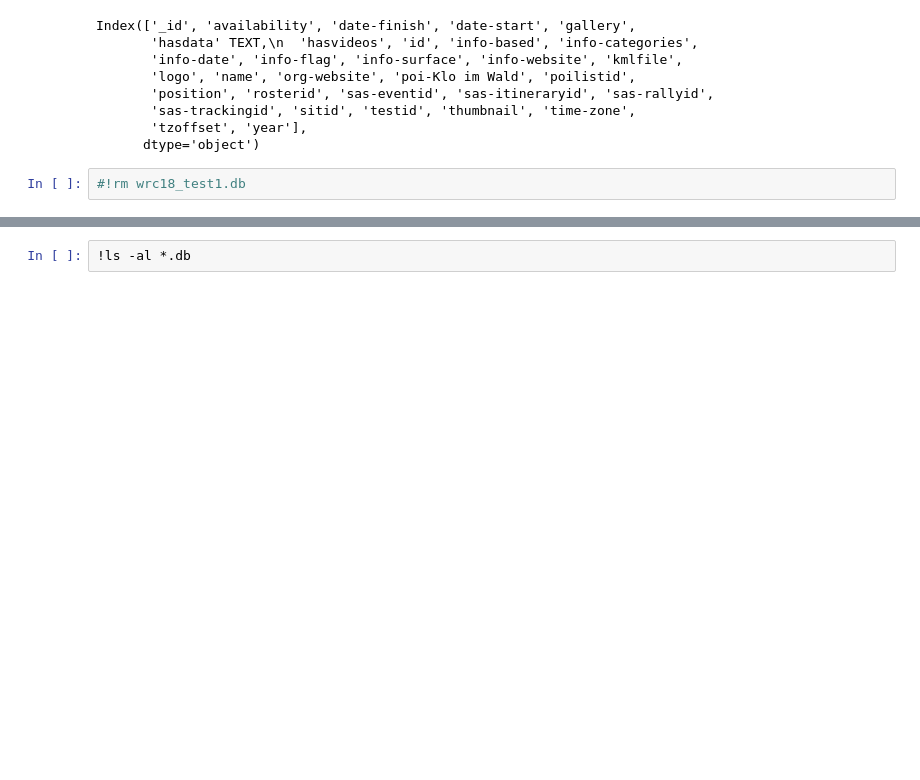
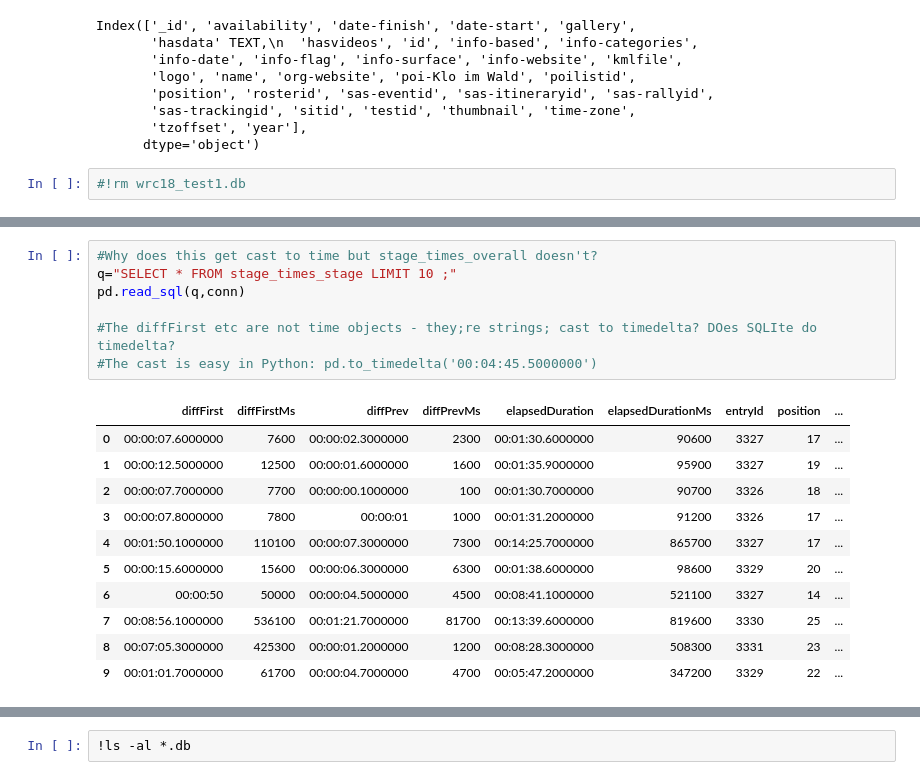
Before and after one commit to psychemedia/WRC_sketches, a Jupyter notebook: doodles/WRC API 2018 Base.ipynb, the cells around one changed output, grey strips where cells are left out. Saved outputs shown, nothing was run; the diff lists cells and outputs as text; blank space fills up the shorter version.

```diff
--- a/doodles/WRC API 2018 Base.ipynb
+++ b/doodles/WRC API 2018 Base.ipynb
@@ -1090,0 +1137,19 @@ Index(['_id', 'availability', 'date-finish', 'date-start', 'gallery',
+# %%
+#Why does this get cast to time but stage_times_overall doesn't?
+q="SELECT * FROM stage_times_stage LIMIT 10 ;"
+pd.read_sql(q,conn)
+
+#The diffFirst etc are not time objects - they;re strings; cast to timedelta? DOes SQLIte do timedelta?
+#The cast is easy in Python: pd.to_timedelta('00:04:45.5000000')
+# %% [output]
+|  | diffFirst | diffFirstMs | diffPrev | diffPrevMs | elapsedDuration | elapsedDurationMs | entryId | position | ... |
+| 0 | 00:00:07.6000000 | 7600 | 00:00:02.3000000 | 2300 | 00:01:30.6000000 | 90600 | 3327 | 17 | ... |
+| 1 | 00:00:12.5000000 | 12500 | 00:00:01.6000000 | 1600 | 00:01:35.9000000 | 95900 | 3327 | 19 | ... |
+| 2 | 00:00:07.7000000 | 7700 | 00:00:00.1000000 | 100 | 00:01:30.7000000 | 90700 | 3326 | 18 | ... |
+| 3 | 00:00:07.8000000 | 7800 | 00:00:01 | 1000 | 00:01:31.2000000 | 91200 | 3326 | 17 | ... |
+| 4 | 00:01:50.1000000 | 110100 | 00:00:07.3000000 | 7300 | 00:14:25.7000000 | 865700 | 3327 | 17 | ... |
+| 5 | 00:00:15.6000000 | 15600 | 00:00:06.3000000 | 6300 | 00:01:38.6000000 | 98600 | 3329 | 20 | ... |
+| 6 | 00:00:50 | 50000 | 00:00:04.5000000 | 4500 | 00:08:41.1000000 | 521100 | 3327 | 14 | ... |
+| 7 | 00:08:56.1000000 | 536100 | 00:01:21.7000000 | 81700 | 00:13:39.6000000 | 819600 | 3330 | 25 | ... |
+| 8 | 00:07:05.3000000 | 425300 | 00:00:01.2000000 | 1200 | 00:08:28.3000000 | 508300 | 3331 | 23 | ... |
+| 9 | 00:01:01.7000000 | 61700 | 00:00:04.7000000 | 4700 | 00:05:47.2000000 | 347200 | 3329 | 22 | ... |
```
Also changed, not shown: parts of 13 cells of this notebook, 9 other files.
